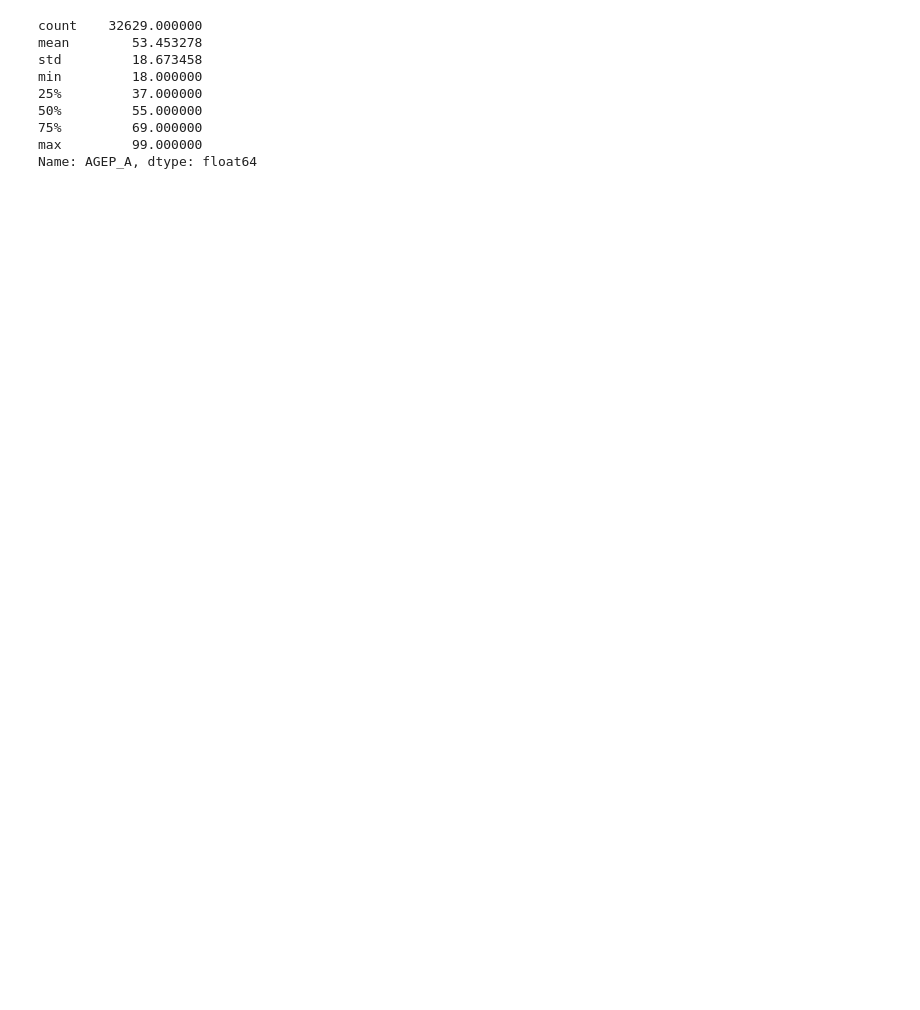
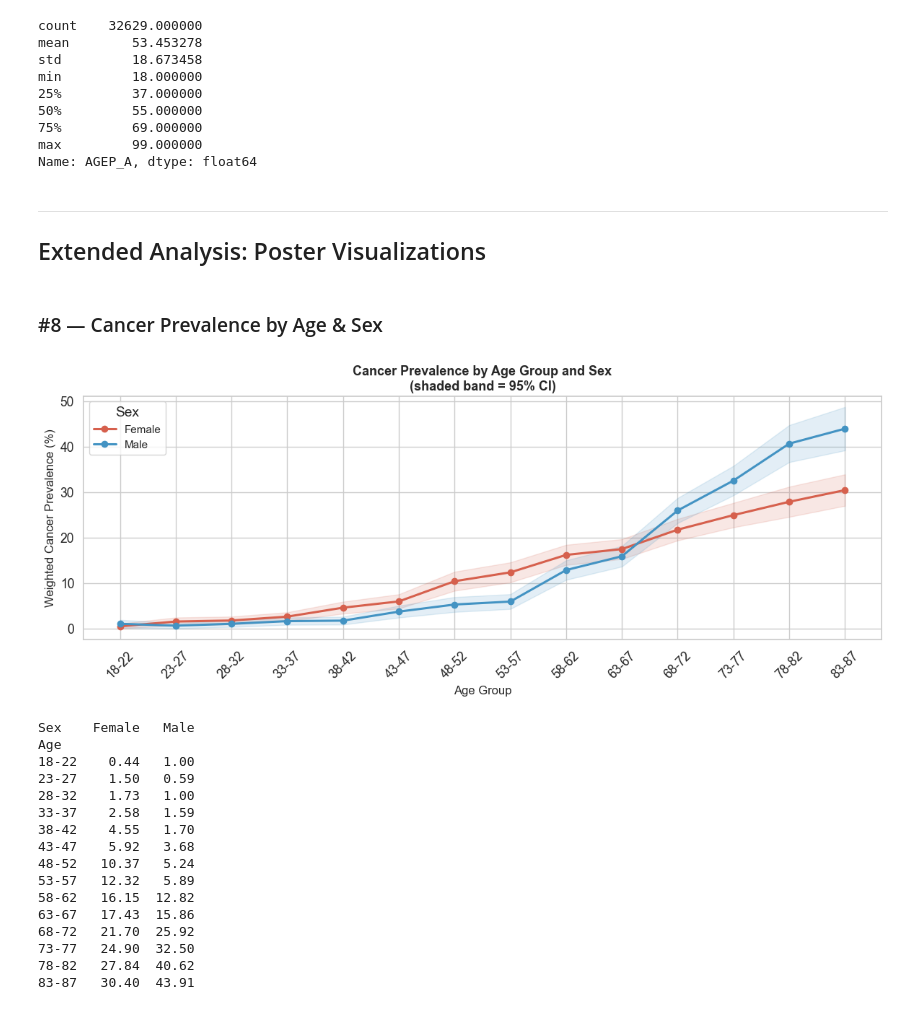
Before and after one commit to AmalBilal1/cancer-lifestyle-medicine, a Jupyter notebook: analysis.ipynb, the cells around one changed output. Drawn from its saved outputs; the diff is of its cells as text; code cells hidden in the pictures; blank space fills up the shorter version.

Commit message:
analysis

```diff
--- a/analysis.ipynb
+++ b/analysis.ipynb
@@ -688,3 +752,76 @@ min         18.000000
 75%         69.000000
 max         99.000000
 Name: AGEP_A, dtype: float64
+# %% [markdown]
+---
+## Extended Analysis: Poster Visualizations
+# %% [markdown]
+### #8 — Cancer Prevalence by Age & Sex
+# %%
+
+import numpy as np, pandas as pd, matplotlib.pyplot as plt, matplotlib.ticker as mticker
+import seaborn as sns, statsmodels.api as sm, statsmodels.formula.api as smf, warnings
+warnings.filterwarnings('ignore')
+sns.set_theme(style='whitegrid', font_scale=1.15)
+
+def wt_prev(x, w):
+    m = pd.notna(x) & pd.notna(w)
+    return np.sum(w[m]*x[m]) / np.sum(w[m])
+
+def wt_se(x, w):
+    p = wt_prev(x, w)
+    m = pd.notna(x) & pd.notna(w)
+    n_eff = np.sum(w[m])**2 / np.sum(w[m]**2)
+    return np.sqrt(p*(1-p)/n_eff)
+
+# Use single-year age, cap at 84 (85 = 85+)
+age_sex = clean_df[clean_df['AGEP_A'] < 97].copy()
+age_sex['age_grp'] = pd.cut(age_sex['AGEP_A'], bins=list(range(18,86,5))+[120],
+                             labels=[f'{a}-{a+4}' for a in range(18,85,5)], right=False)
+
+rows = []
+for sex in ['Male','Female']:
+    for ag, sub in age_sex[age_sex['SEX_label']==sex].groupby('age_grp', observed=True):
+        if len(sub) < 20: continue
+        p  = wt_prev(sub['Cancer'], sub['WTFA_A'])
+        se = wt_se(sub['Cancer'],  sub['WTFA_A'])
+        rows.append({'Sex':sex,'Age':str(ag),'Prev':p*100,
+                     'Lo':max(0,p-1.96*se)*100,'Hi':(p+1.96*se)*100})
+
+as_df = pd.DataFrame(rows)
+
+fig, ax = plt.subplots(figsize=(12,5))
+palette = {'Male':'#4393c3','Female':'#d6604d'}
+for sex, grp in as_df.groupby('Sex'):
+    ax.plot(grp['Age'], grp['Prev'], marker='o', label=sex,
+            color=palette[sex], linewidth=2.2)
+    ax.fill_between(grp['Age'], grp['Lo'], grp['Hi'],
+                    alpha=0.15, color=palette[sex])
+
+ax.set_xlabel('Age Group', fontsize=12)
+ax.set_ylabel('Weighted Cancer Prevalence (%)', fontsize=12)
+ax.set_title('Cancer Prevalence by Age Group and Sex\n(shaded band = 95% CI)',
+             fontsize=13, fontweight='bold')
+ax.legend(title='Sex', fontsize=11)
+plt.xticks(rotation=45)
+plt.tight_layout()
+plt.show()
+print(as_df.pivot(index='Age', columns='Sex', values='Prev').round(2).to_string())
+# %% [output]
+[figure, added]
+Sex    Female   Male
+Age
+18-22    0.44   1.00
+23-27    1.50   0.59
+28-32    1.73   1.00
+33-37    2.58   1.59
+38-42    4.55   1.70
+43-47    5.92   3.68
+48-52   10.37   5.24
+53-57   12.32   5.89
+58-62   16.15  12.82
+63-67   17.43  15.86
+68-72   21.70  25.92
+73-77   24.90  32.50
+78-82   27.84  40.62
+83-87   30.40  43.91
```
Also changed, not shown: parts of 27 cells of this notebook, 1 other file.
